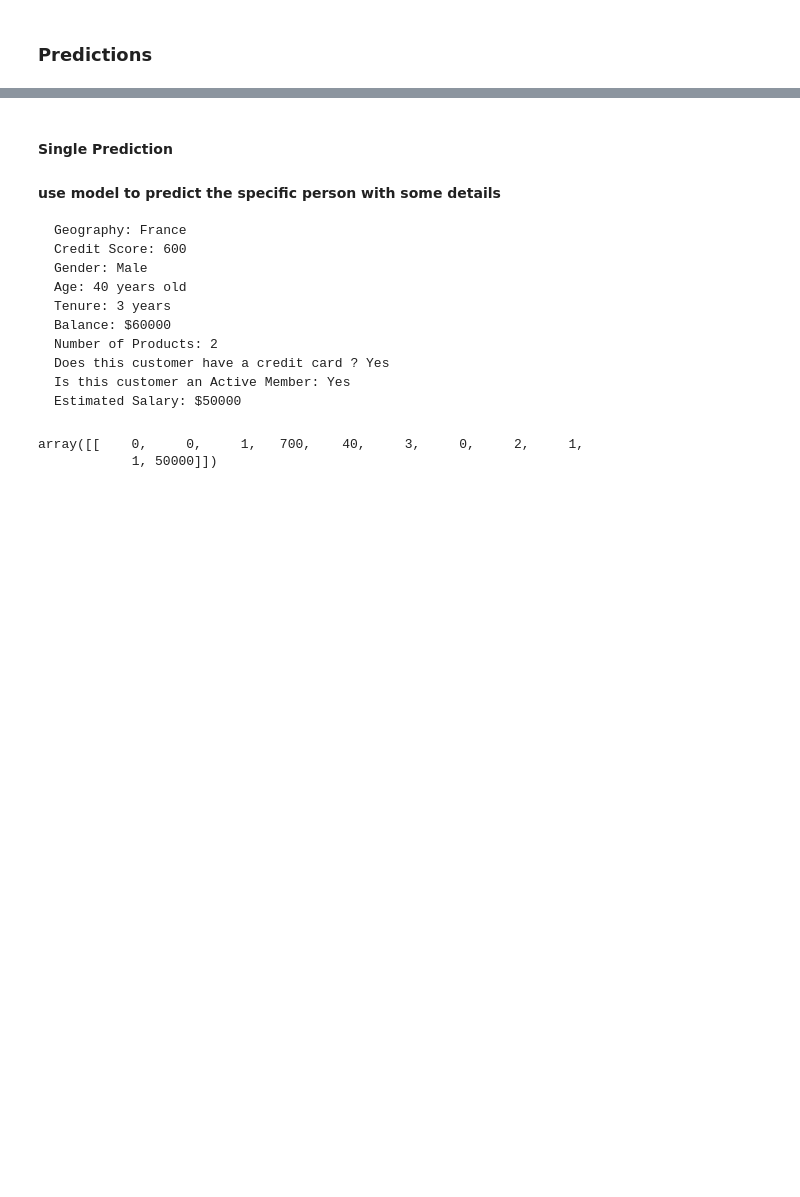
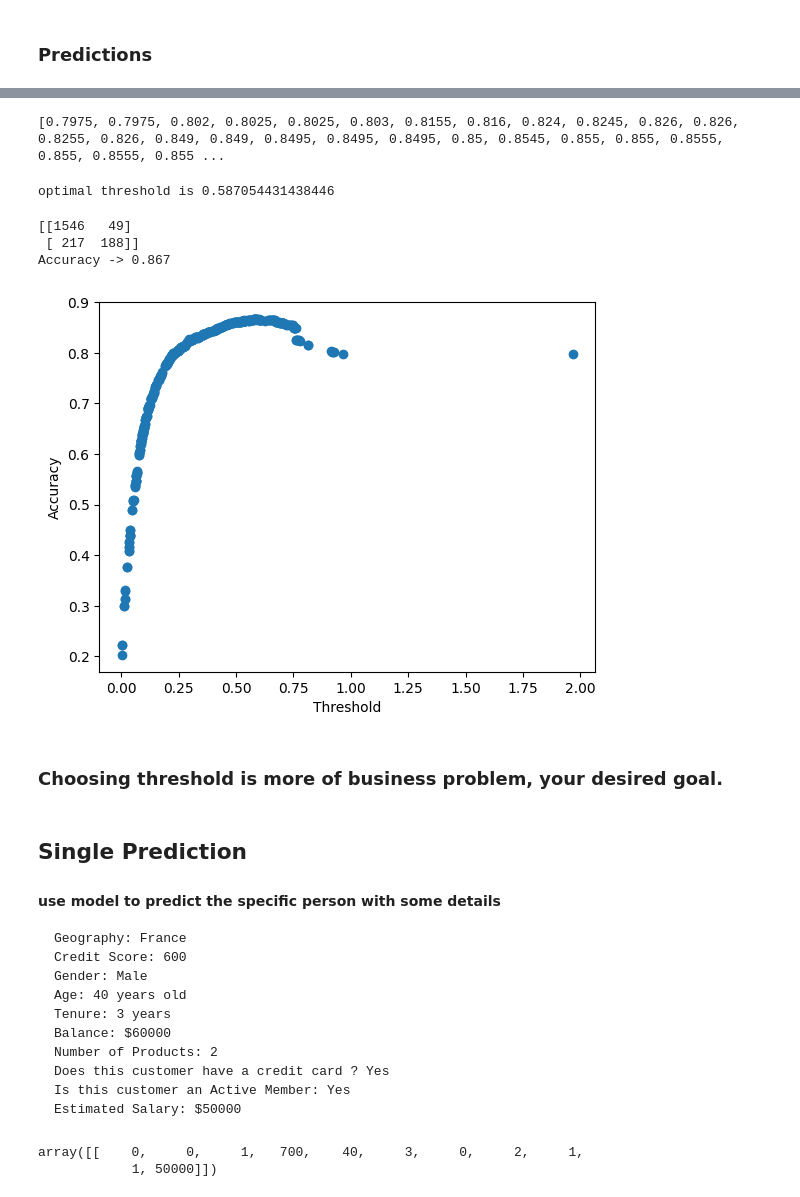
Before and after one commit to shivam-bajaj/Churn-Modelling-ANN, a Jupyter notebook: ann.ipynb, the cells around one changed output, grey strips where cells are left out. Drawn from its saved outputs; the diff is of its cells as text; code cells hidden in the pictures; blank space fills up the shorter version.

```diff
--- a/ann.ipynb
+++ b/ann.ipynb
@@ -242,5 +286,39 @@ array([[1507,   88],
+# %%
+from sklearn.metrics import accuracy_score
+
+accuracies =[]
+for i in thresholds:
+    y_z =( y_score>i).astype(int)
+    accuracies.append(accuracy_score(y_test,y_z))
+print(accuracies)
+# %% [output]
+[0.7975, 0.7975, 0.802, 0.8025, 0.8025, 0.803, 0.8155, 0.816, 0.824, 0.8245, 0.826, 0.826, 0.8255, 0.826, 0.849, 0.849, 0.8495, 0.8495, 0.8495, 0.85, 0.8545, 0.855, 0.855, 0.8555, 0.855, 0.8555, 0.855 ...
+# %%
+idx=np.argmax(accuracies)
+print(f"optimal threshold is {thresholds[idx]}")
+# %% [output]
+optimal threshold is 0.587054431438446
+# %%
+from sklearn.metrics import confusion_matrix
+y_pred = ( y_score > thresholds[idx]).astype(int)
+cm=confusion_matrix(y_test,y_pred)
+print(cm)
+print(f'Accuracy -> {accuracy_score(y_test,y_pred)}')
+# %% [output]
+[[1546   49]
+ [ 217  188]]
+Accuracy -> 0.867
+# %%
+plt.scatter(thresholds,accuracies)
+plt.xlabel("Threshold")
+plt.ylabel("Accuracy")
+plt.show()
+# %% [output]
+[figure, added]
+# %% [markdown]
+### Choosing threshold is more of business problem, your desired goal.
 # %% [markdown]
-#### Single Prediction
+## Single Prediction
 #### use model to predict the specific person with some details<br>
     Geography: France
     Credit Score: 600
```
Also changed, not shown: parts of 18 cells of this notebook.
